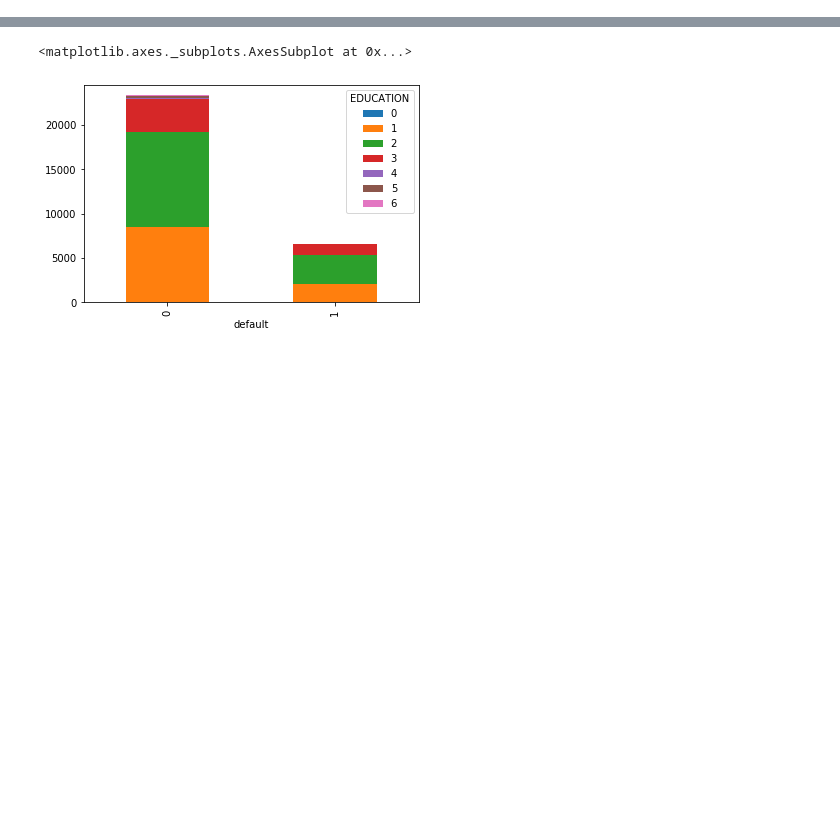
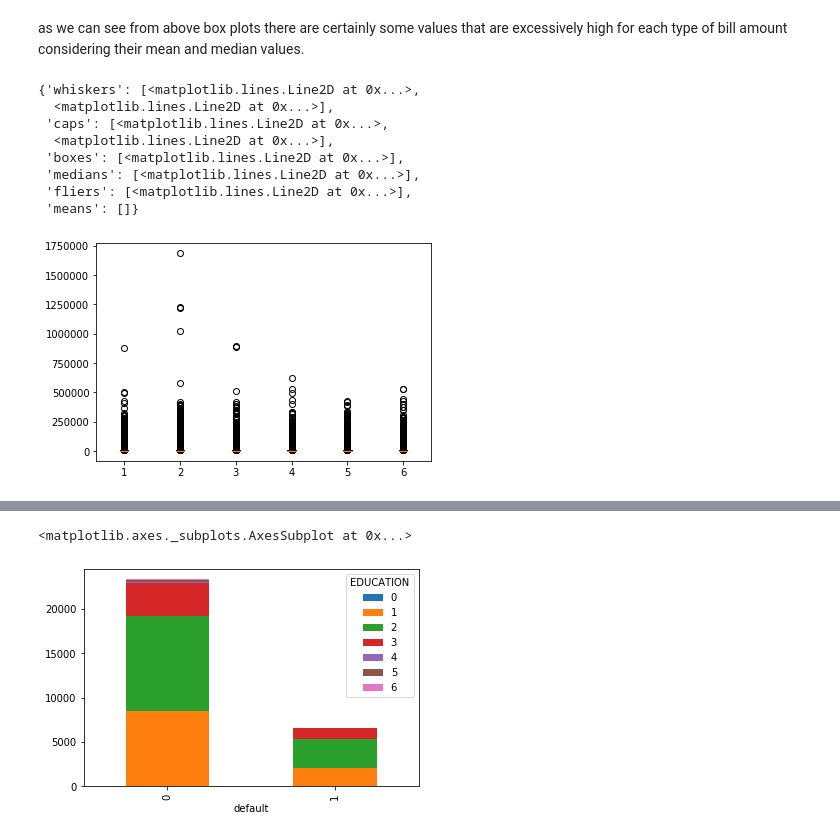
Before and after one commit to pankajti/msds_7331_proj, a Jupyter notebook: analysis/eda.ipynb, the cells around one changed output, grey strips where cells are left out. Saved outputs shown, nothing was run; the diff lists cells and outputs as text; code cells hidden in the pictures; blank space fills up the shorter version.

```diff
--- a/analysis/eda.ipynb
+++ b/analysis/eda.ipynb
@@ -30,0 +90,22 @@ import matplotlib.pyplot as plt
+# %% [markdown]
+as we can see from above box plots there are certainly some values that are excessively high for each type of bill amount considering their mean and median values.
+# %%
+fig = plt.figure()
+ax = plt.subplot(111)
+
+ax.boxplot(df['PAY_AMT1'] , positions = [1])
+ax.boxplot(df['PAY_AMT2'], positions = [2])
+ax.boxplot(df['PAY_AMT3'], positions = [3])
+ax.boxplot(df['PAY_AMT4'], positions = [4])
+ax.boxplot(df['PAY_AMT5'], positions = [5])
+ax.boxplot(df['PAY_AMT6'], positions = [6])
+# %% [output]
+{'whiskers': [<matplotlib.lines.Line2D at 0x...>,
+  <matplotlib.lines.Line2D at 0x...>],
+ 'caps': [<matplotlib.lines.Line2D at 0x...>,
+  <matplotlib.lines.Line2D at 0x...>],
+ 'boxes': [<matplotlib.lines.Line2D at 0x...>],
+ 'medians': [<matplotlib.lines.Line2D at 0x...>],
+ 'fliers': [<matplotlib.lines.Line2D at 0x...>],
+ 'means': []}
+[figure, added]
```
Also changed, not shown: parts of 30 cells of this notebook.
